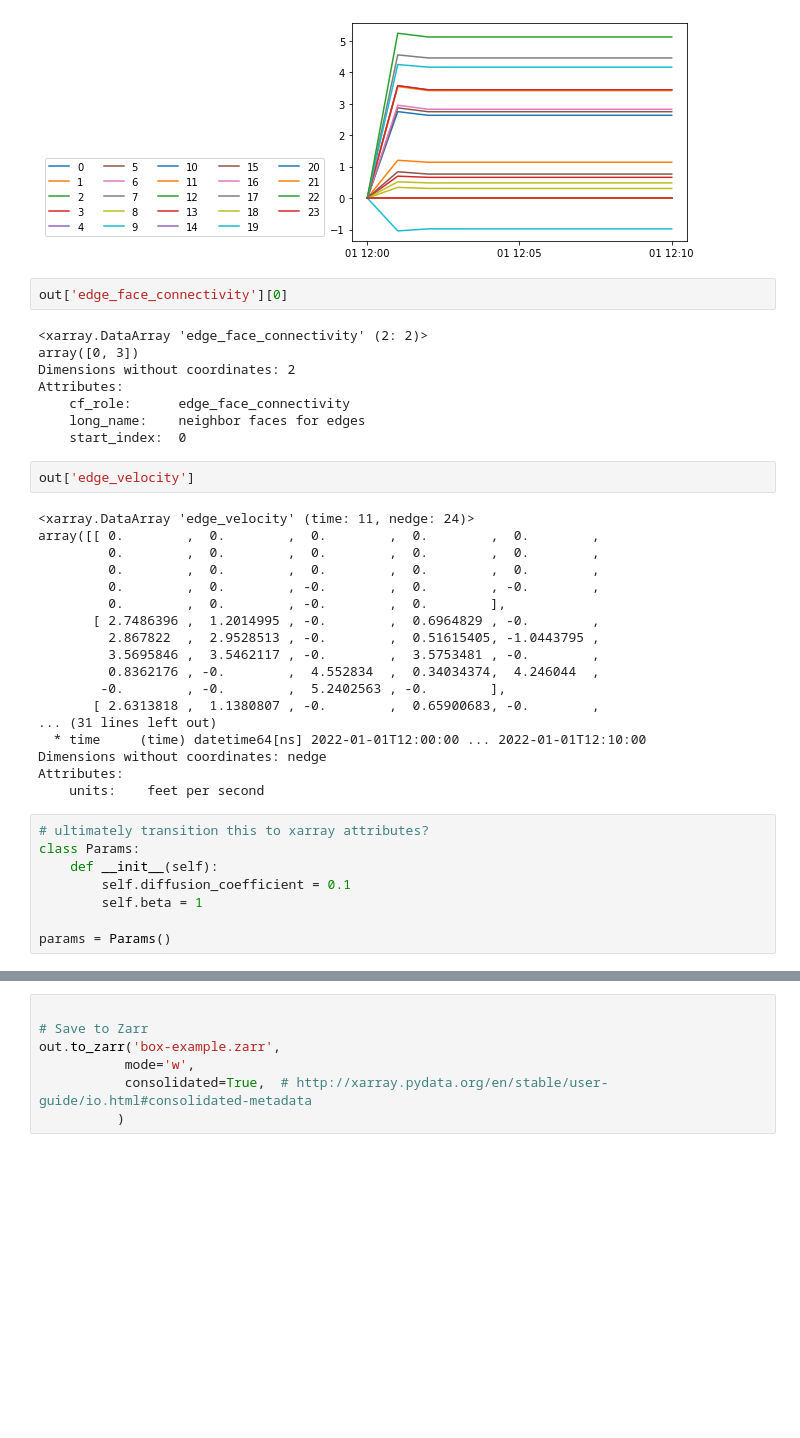
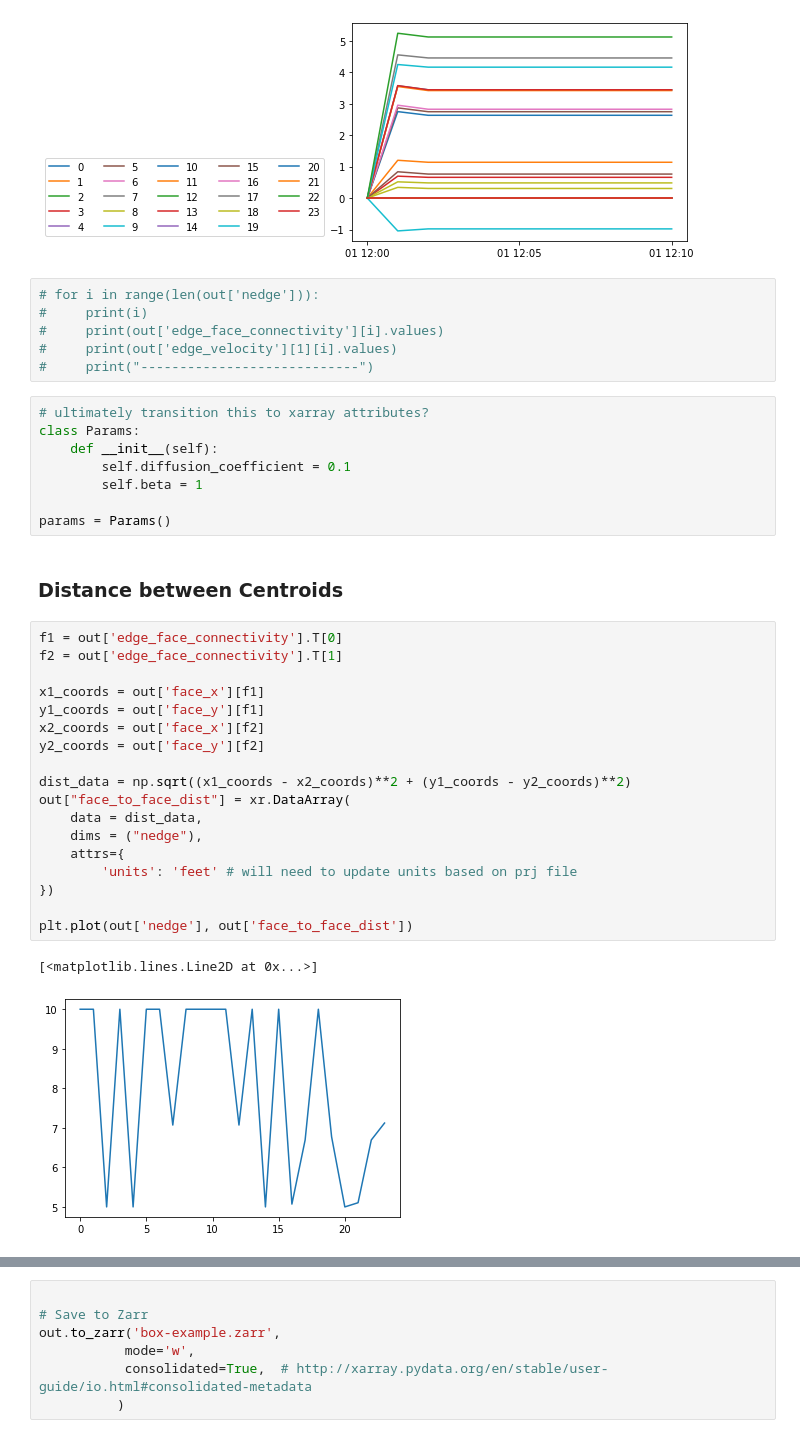
Before and after one commit to EcohydrologyTeam/ClearWater-riverine, a Jupyter notebook: examples/Box-Model.ipynb, the cells around one changed output, grey strips where cells are left out. Saved outputs shown, nothing was run; the diff lists cells and outputs as text; blank space fills up the shorter version.

```diff
--- a/examples/Box-Model.ipynb
+++ b/examples/Box-Model.ipynb
@@ -458,36 +477,12 @@ plt.legend(ncol=5, loc='lower center', bbox_to_anchor=(-0.5, 0))
 plt.show()
 # %% [output]
 [figure]
-# %%
-out['edge_face_connectivity'][0]
-# %% [output]
-<xarray.DataArray 'edge_face_connectivity' (2: 2)>
-array([0, 3])
-Dimensions without coordinates: 2
-Attributes:
-    cf_role:      edge_face_connectivity
-    long_name:    neighbor faces for edges
-    start_index:  0
-# %%
-out['edge_velocity']
-# %% [output]
-<xarray.DataArray 'edge_velocity' (time: 11, nedge: 24)>
-array([[ 0.        ,  0.        ,  0.        ,  0.        ,  0.        ,
-         0.        ,  0.        ,  0.        ,  0.        ,  0.        ,
-         0.        ,  0.        ,  0.        ,  0.        ,  0.        ,
-         0.        ,  0.        , -0.        ,  0.        , -0.        ,
-         0.        ,  0.        , -0.        ,  0.        ],
-       [ 2.7486396 ,  1.2014995 , -0.        ,  0.6964829 , -0.        ,
-         2.867822  ,  2.9528513 , -0.        ,  0.51615405, -1.0443795 ,
-         3.5695846 ,  3.5462117 , -0.        ,  3.5753481 , -0.        ,
-         0.8362176 , -0.        ,  4.552834  ,  0.34034374,  4.246044  ,
-        -0.        , -0.        ,  5.2402563 , -0.        ],
-       [ 2.6313818 ,  1.1380807 , -0.        ,  0.65900683, -0.        ,
-... (31 lines left out)
-  * time     (time) datetime64[ns] 2022-01-01T12:00:00 ... 2022-01-01T12:10:00
-Dimensions without coordinates: nedge
-Attributes:
-    units:    feet per second
+# %%
+# for i in range(len(out['nedge'])):
+#     print(i)
+#     print(out['edge_face_connectivity'][i].values)
+#     print(out['edge_velocity'][1][i].values)
+#     print("----------------------------")
 # %%
 # ultimately transition this to xarray attributes?
 class Params:
@@ -496,3 +491,26 @@ class Params:
         self.beta = 1
 
 params = Params()
+# %% [markdown]
+### Distance between Centroids
+# %%
+f1 = out['edge_face_connectivity'].T[0]
+f2 = out['edge_face_connectivity'].T[1]
+
+x1_coords = out['face_x'][f1]
+y1_coords = out['face_y'][f1]
+x2_coords = out['face_x'][f2]
+y2_coords = out['face_y'][f2]
+
+dist_data = np.sqrt((x1_coords - x2_coords)**2 + (y1_coords - y2_coords)**2)
+out["face_to_face_dist"] = xr.DataArray(
+    data = dist_data,
+    dims = ("nedge"),
+    attrs={
+        'units': 'feet' # will need to update units based on prj file
+})
+
+plt.plot(out['nedge'], out['face_to_face_dist'])
+# %% [output]
+[<matplotlib.lines.Line2D at 0x...>]
+[figure, added]
```
Also changed, not shown: parts of 14 cells of this notebook, 1 other file.
